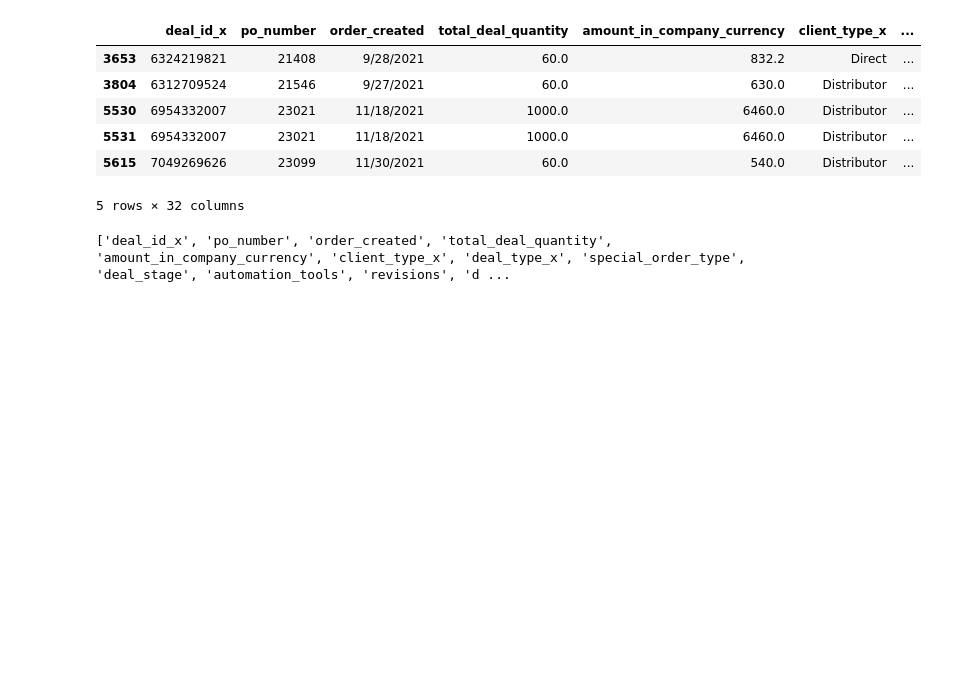
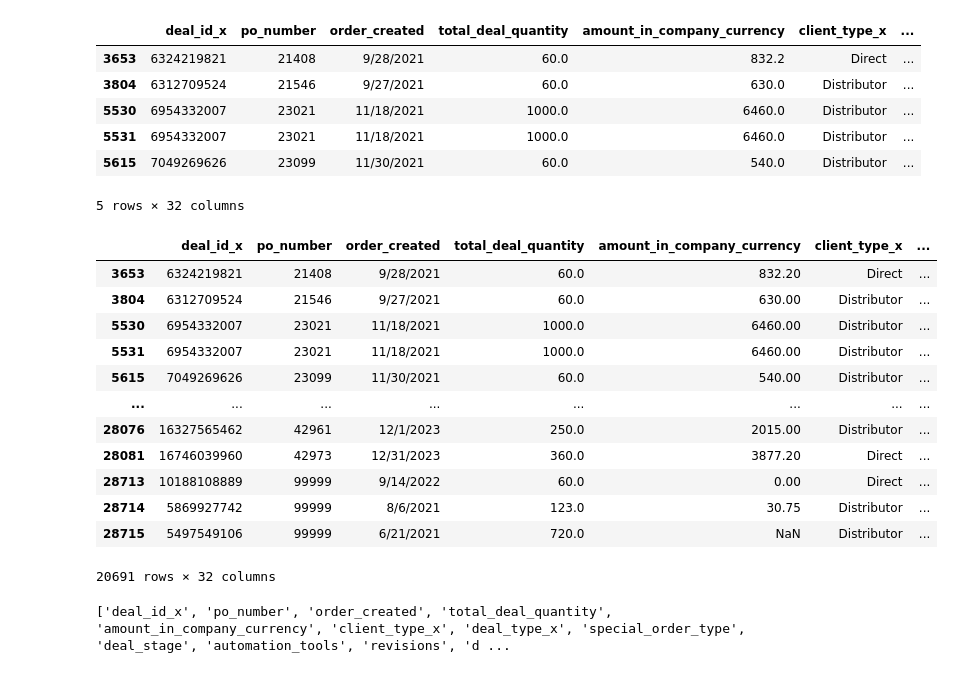
Before and after one commit to Atlis34/Project1, a Jupyter notebook: analysis/combined_data.ipynb, the cells around one changed output. Saved outputs shown, nothing was run; the diff lists cells and outputs as text; code cells hidden in the pictures; blank space fills up the shorter version.

```diff
--- a/analysis/combined_data.ipynb
+++ b/analysis/combined_data.ipynb
@@ -105,6 +105,22 @@ deal_prod_merge_22_23_df.head()
 # %%
 # Save the merged DataFrame as a new CSV file
 deal_prod_merge_22_23_df.to_csv('renamed_merged_22_23_data.csv', index=False)
+
+deal_prod_merge_22_23_df
+# %% [output]
+|  | deal_id_x | po_number | order_created | total_deal_quantity | amount_in_company_currency | client_type_x | ... |
+| 3653 | 6324219821 | 21408 | 9/28/2021 | 60.0 | 832.20 | Direct | ... |
+| 3804 | 6312709524 | 21546 | 9/27/2021 | 60.0 | 630.00 | Distributor | ... |
+| 5530 | 6954332007 | 23021 | 11/18/2021 | 1000.0 | 6460.00 | Distributor | ... |
+| 5531 | 6954332007 | 23021 | 11/18/2021 | 1000.0 | 6460.00 | Distributor | ... |
+| 5615 | 7049269626 | 23099 | 11/30/2021 | 60.0 | 540.00 | Distributor | ... |
+| ... | ... | ... | ... | ... | ... | ... | ... |
+| 28076 | 16327565462 | 42961 | 12/1/2023 | 250.0 | 2015.00 | Distributor | ... |
+| 28081 | 16746039960 | 42973 | 12/31/2023 | 360.0 | 3877.20 | Direct | ... |
+| 28713 | 10188108889 | 99999 | 9/14/2022 | 60.0 | 0.00 | Direct | ... |
+| 28714 | 5869927742 | 99999 | 8/6/2021 | 123.0 | 30.75 | Distributor | ... |
+| 28715 | 5497549106 | 99999 | 6/21/2021 | 720.0 | NaN | Distributor | ... |
+20691 rows × 32 columns
 # %%
 # Assuming your DataFrame is named df
 column_names = deal_prod_merge_22_23_df.columns.tolist()
```
Also changed, not shown: parts of 15 cells of this notebook, 8 other files.
